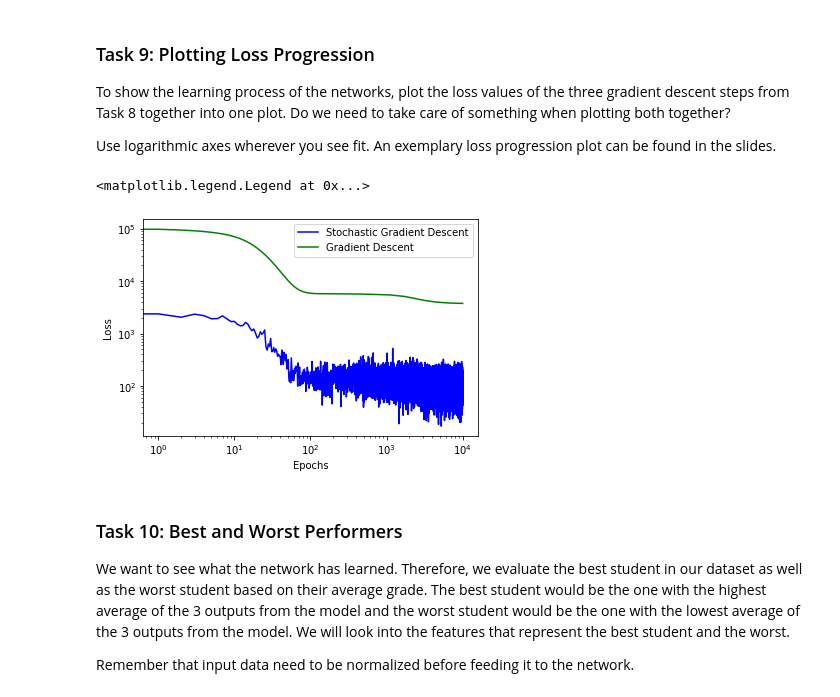
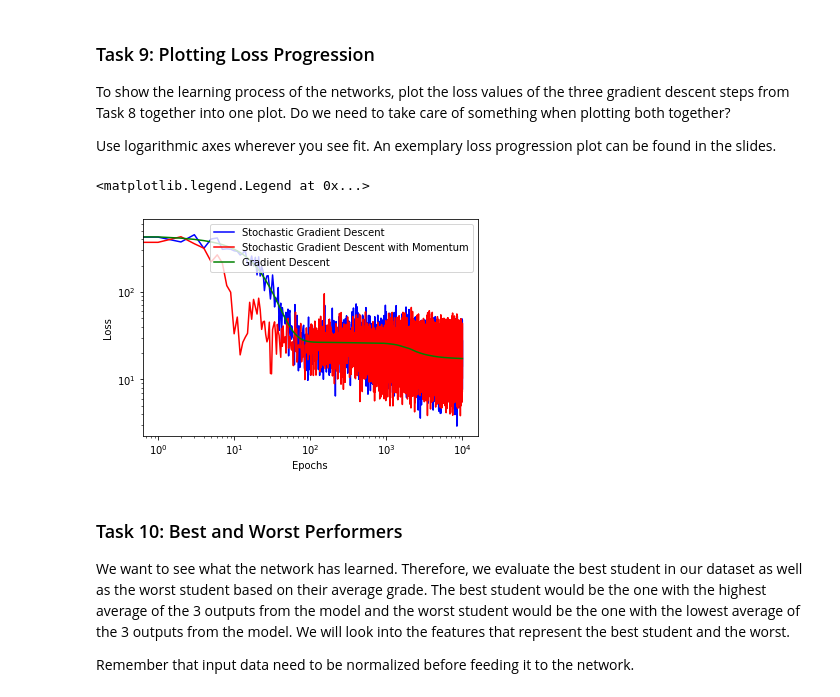
Before and after one commit to gparri610/Deep-Learning-FS24, a Jupyter notebook: DL-Assignment04.ipynb, the cells around one changed output. Saved outputs shown, nothing was run; the diff lists cells and outputs as text; code cells hidden in the pictures.

```diff
--- a/DL-Assignment04.ipynb
+++ b/DL-Assignment04.ipynb
@@ -210,16 +210,15 @@ The function should return both the output $\mathbf Y$ and the output of the hid
 # %%
 def network(X, Theta):
   W1, W2 = Theta
-
+  if len(X.shape) == 1:  # If X is a single example
+    X = X.reshape(-1, 1)
   # compute activation
   A = numpy.dot(W1,X)
-
   # compute hidden unit output
-  H = 1./(1+numpy.exp(-A))
-
+  H = 1./(numpy.ones_like(A)+numpy.exp(-A))
+  H[0,:] = 1
   # compute network output
   Y = numpy.dot(W2, H)
-
   return Y, H
 # %% [markdown]
 ### Task 5: Loss Implementation
@@ -228,7 +227,7 @@ Implement a loss function that returns the squared loss $\mathcal J^{L_2} = \fra
 Use `numpy` or `scipy` functionality for this task.
 # %%
 def loss(Y, T):
-  return 1./T.shape[0]*numpy.linalg.norm(numpy.subtract(Y,T))**2
+  return 1./T.shape[1]*numpy.linalg.norm(numpy.subtract(Y,T))**2
 # %% [markdown]
 ### Task 6: Gradient Implementation
 
@@ -238,12 +237,12 @@ Implement the function using the fast version provided in the lecture and make u
 # %%
 def gradient(X, T, Y, H, Theta):
   W1, W2 = Theta
-  B = X.shape[1]
+  B = T.shape[1]
+  ONE = numpy.ones_like(H)
   # first layer gradient
-  g1 = 2./B*numpy.dot(numpy.multiply(numpy.multiply(numpy.dot(W2.T, numpy.subtract(Y,T)), H), 1-H), X.T)
+  g1 = 2./B*numpy.dot(numpy.multiply(numpy.multiply(numpy.dot(W2.T, numpy.subtract(Y,T)), H), numpy.subtract(ONE, H)), X.T)
   # second layer gradient
   g2 = 2./B*numpy.dot(numpy.subtract(Y,T), H.T)
-
   return g1, g2
 # %% [markdown]
 ### Task 7: Iterative Gradient Descent
@@ -325,13 +317,13 @@ import copy
 
 # run gradient descent with full dataset
 Theta1 = copy.deepcopy(Theta)
-GD = gradient_descent(X, T, Theta1,B=X.shape[1])
+GD = gradient_descent(X, T, Theta1, B=X.shape[1])
 # run stochastic gradient descent with batches of size 16
 Theta2 = copy.deepcopy(Theta)
-SGD = gradient_descent(X, T, Theta2,B=16)
+SGD = gradient_descent(X, T, Theta2, B=16)
 # run stochastic gradient descent with batches of size 16 and momentum mu=0.9
-# Theta3 = copy.deepcopy(Theta)
-# SGD_Mo = gradient_descent(X, T, Theta3,B=16, mu= 0.9)
+Theta3 = copy.deepcopy(Theta)
+SGD_Mo = gradient_descent(X, T, Theta3, B=16, mu=0.9)
 # %% [markdown]
 ## Evaluation
 
@@ -349,17 +341,17 @@ An exemplary loss progression plot can be found in the slides.
 # %%
 from matplotlib import pyplot
 epochs = numpy.linspace(0, 10000, 10000)
 pyplot.plot(epochs, SGD, "b-", label="Stochastic Gradient Descent")
-# pyplot.plot(epochs, SGD_Mo, "r-", label="Stochastic Gradient Descent with Momentum")
+pyplot.plot(epochs, SGD_Mo, "r-", label="Stochastic Gradient Descent with Momentum")
 pyplot.plot(epochs, GD, "g-", label="Gradient Descent")
 pyplot.xscale('log')
 pyplot.yscale('log')
 pyplot.xlabel('Epochs')
 pyplot.ylabel('Loss')
 pyplot.legend()
 # %% [output]
 <matplotlib.legend.Legend at 0x...>
-[figure, old version]
+[figure, new version]
 # %% [markdown]
 ### Task 10: Best and Worst Performers
 
```
Also changed, not shown: parts of 3 cells of this notebook.
